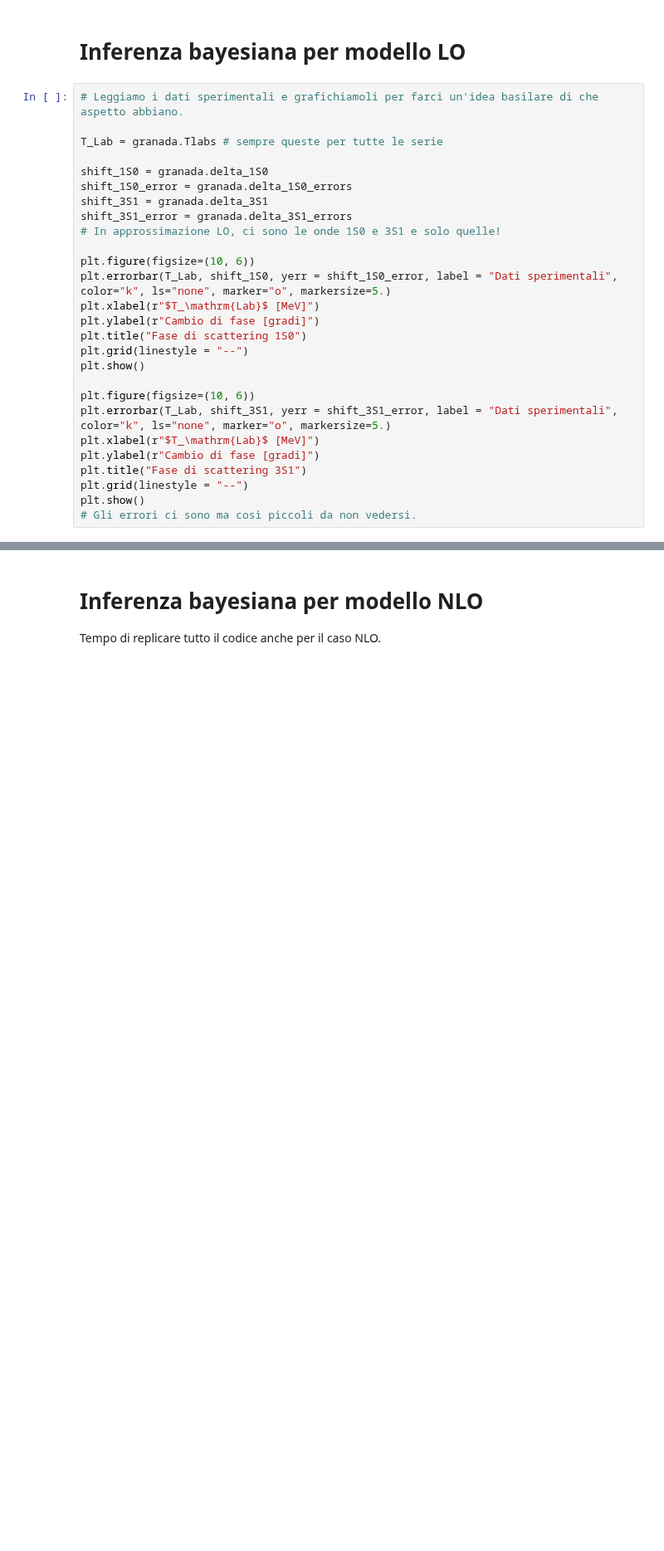
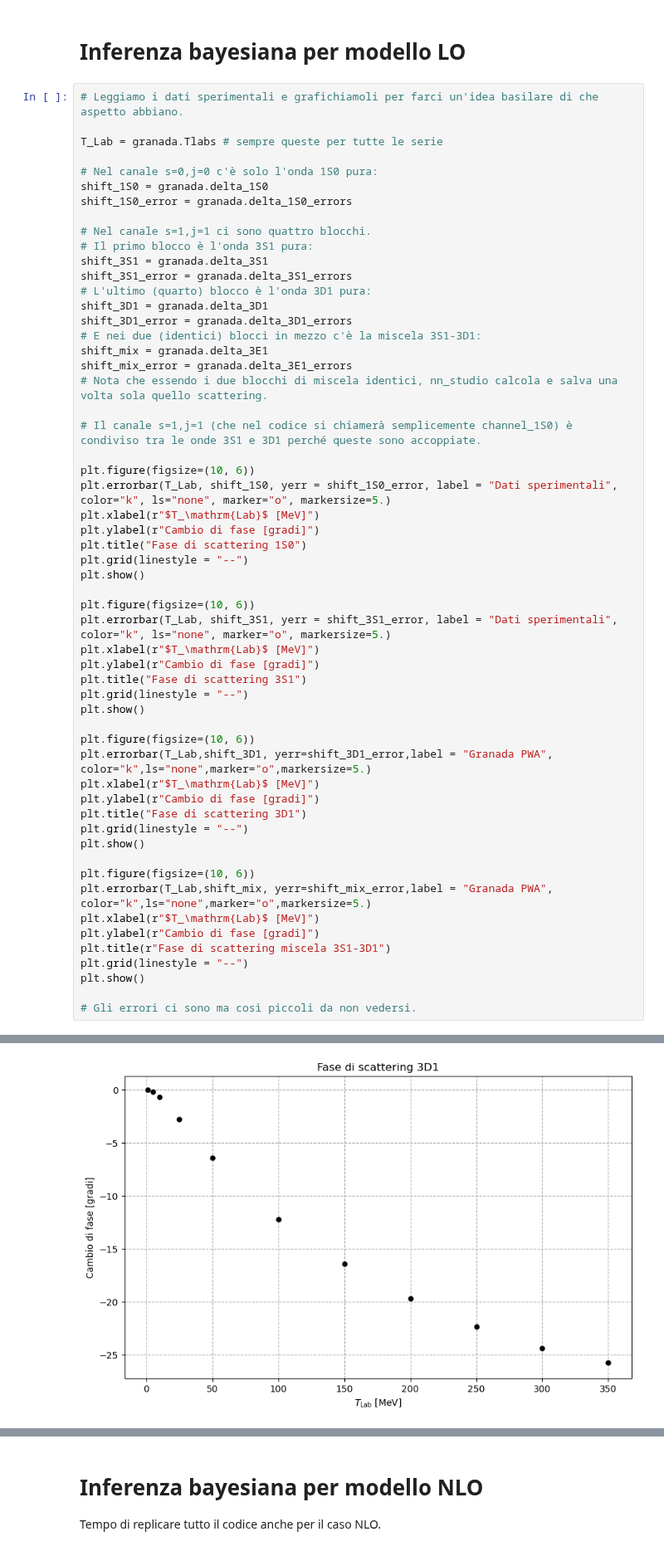
Before and after one commit to Lvetto/lmd_forza_nucleare, a Jupyter notebook: bayes.ipynb, the cells around one changed output, grey strips where cells are left out. Shown at 83% size. Drawn from its saved outputs; the diff is of its cells as text; blank space fills up the shorter version.

```diff
--- a/bayes.ipynb
+++ b/bayes.ipynb
@@ -23,30 +23,60 @@ from utils.lib.constants import *
 # %%
 # Leggiamo i dati sperimentali e grafichiamoli per farci un'idea basilare di che aspetto abbiano.
 
 T_Lab = granada.Tlabs # sempre queste per tutte le serie
 
+# Nel canale s=0,j=0 c'è solo l'onda 1S0 pura:
 shift_1S0 = granada.delta_1S0
 shift_1S0_error = granada.delta_1S0_errors
+
+# Nel canale s=1,j=1 ci sono quattro blocchi.
+# Il primo blocco è l'onda 3S1 pura:
 shift_3S1 = granada.delta_3S1
 shift_3S1_error = granada.delta_3S1_errors
-# In approssimazione LO, ci sono le onde 1S0 e 3S1 e solo quelle!
+# L'ultimo (quarto) blocco è l'onda 3D1 pura:
+shift_3D1 = granada.delta_3D1
+shift_3D1_error = granada.delta_3D1_errors
+# E nei due (identici) blocci in mezzo c'è la miscela 3S1-3D1:
+shift_mix = granada.delta_3E1
+shift_mix_error = granada.delta_3E1_errors
+# Nota che essendo i due blocchi di miscela identici, nn_studio calcola e salva una volta sola quello scattering.
+
+# Il canale s=1,j=1 (che nel codice si chiamerà semplicemente channel_1S0) è condiviso tra le onde 3S1 e 3D1 perché queste sono accoppiate.
 
 plt.figure(figsize=(10, 6))
 plt.errorbar(T_Lab, shift_1S0, yerr = shift_1S0_error, label = "Dati sperimentali", color="k", ls="none", marker="o", markersize=5.)
 plt.xlabel(r"$T_\mathrm{Lab}$ [MeV]")
 plt.ylabel(r"Cambio di fase [gradi]")
 plt.title("Fase di scattering 1S0")
 plt.grid(linestyle = "--")
 plt.show()
 
 plt.figure(figsize=(10, 6))
 plt.errorbar(T_Lab, shift_3S1, yerr = shift_3S1_error, label = "Dati sperimentali", color="k", ls="none", marker="o", markersize=5.)
 plt.xlabel(r"$T_\mathrm{Lab}$ [MeV]")
 plt.ylabel(r"Cambio di fase [gradi]")
 plt.title("Fase di scattering 3S1")
 plt.grid(linestyle = "--")
 plt.show()
+
+plt.figure(figsize=(10, 6))
+plt.errorbar(T_Lab,shift_3D1, yerr=shift_3D1_error,label = "Granada PWA", color="k",ls="none",marker="o",markersize=5.)
+plt.xlabel(r"$T_\mathrm{Lab}$ [MeV]")
+plt.ylabel(r"Cambio di fase [gradi]")
+plt.title("Fase di scattering 3D1")
+plt.grid(linestyle = "--")
+plt.show()
+
+plt.figure(figsize=(10, 6))
+plt.errorbar(T_Lab,shift_mix, yerr=shift_mix_error,label = "Granada PWA", color="k",ls="none",marker="o",markersize=5.)
+plt.xlabel(r"$T_\mathrm{Lab}$ [MeV]")
+plt.ylabel(r"Cambio di fase [gradi]")
+plt.title(r"Fase di scattering miscela 3S1-3D1")
+plt.grid(linestyle = "--")
+plt.show()
+
 # Gli errori ci sono ma così piccoli da non vedersi.
 # %% [output]
 [figure]
 [figure]
+[figure, added]
```
Also changed, not shown: parts of 9 cells of this notebook.
